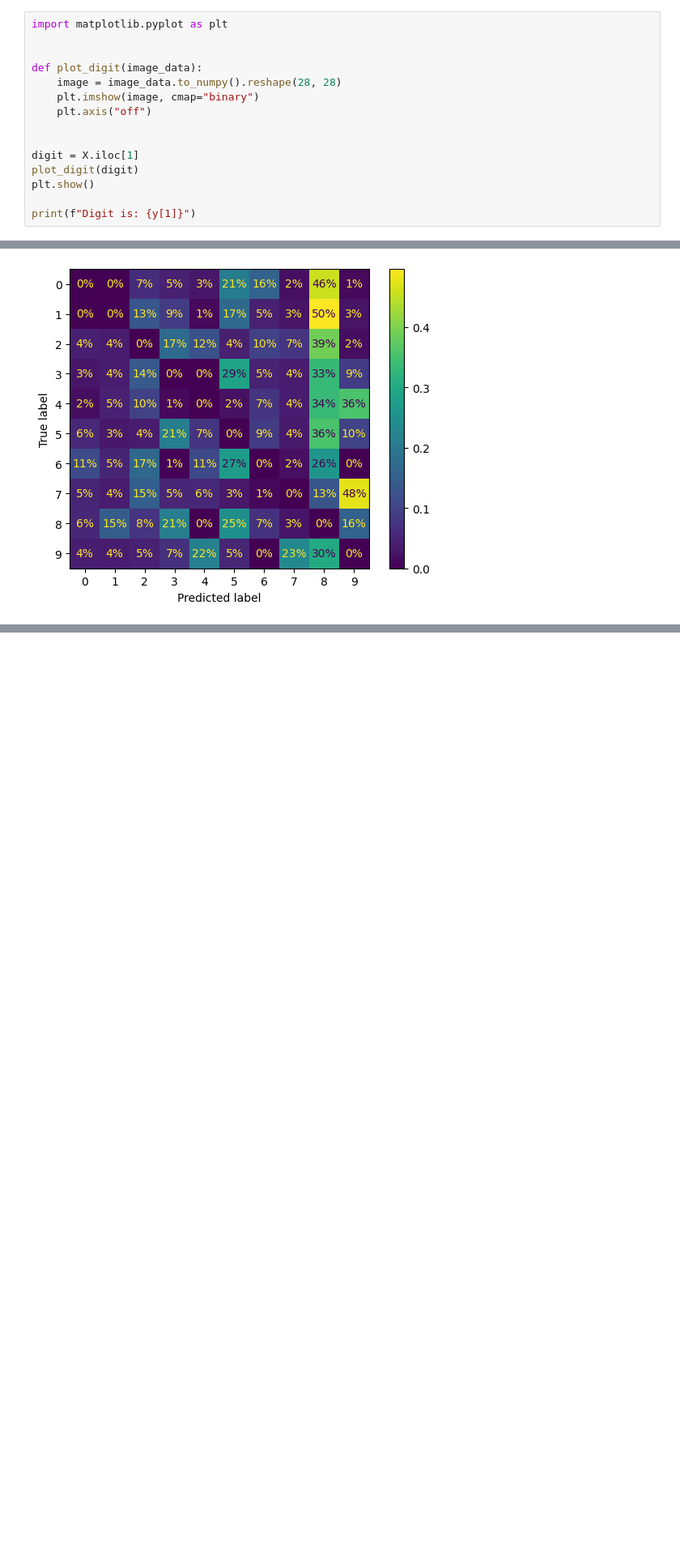
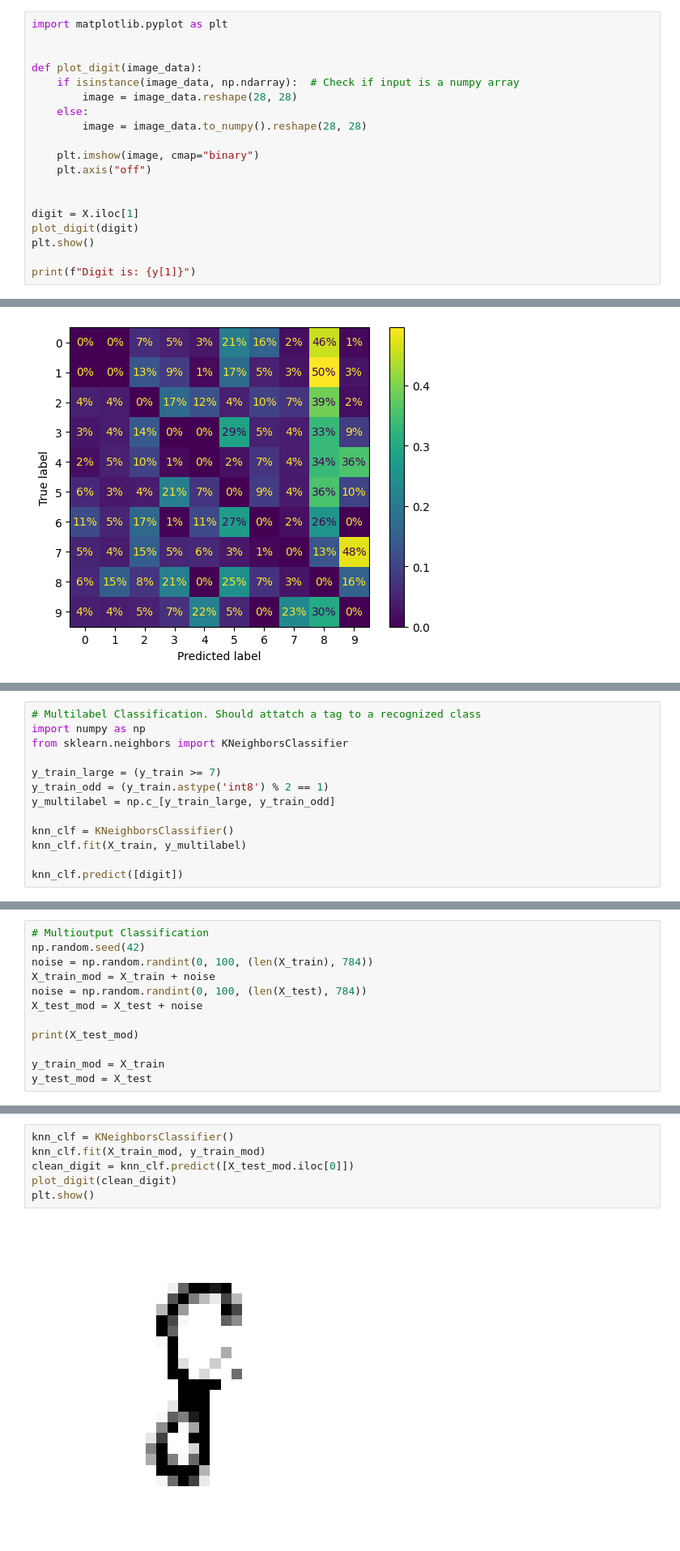
Before and after one commit to ddalton15/ML-Portfolio, a Jupyter notebook: kaggle/digit_recognizer/digit_recognizer.ipynb, the cells around one changed output, grey strips where cells are left out. Shown at 81% size. Saved outputs shown, nothing was run; the diff lists cells and outputs as text; blank space fills up the shorter version.

Commit message:
feat: add multiout class

```diff
--- a/kaggle/digit_recognizer/digit_recognizer.ipynb
+++ b/kaggle/digit_recognizer/digit_recognizer.ipynb
@@ -36,7 +36,11 @@ import matplotlib.pyplot as plt
 
 
 def plot_digit(image_data):
-    image = image_data.to_numpy().reshape(28, 28)
+    if isinstance(image_data, np.ndarray):  # Check if input is a numpy array
+        image = image_data.reshape(28, 28)
+    else:
+        image = image_data.to_numpy().reshape(28, 28)
+
     plt.imshow(image, cmap="binary")
     plt.axis("off")
 
@@ -398,0 +401,13 @@ x_bb length: 2941
+# %%
+# Multilabel Classification. Should attatch a tag to a recognized class
+import numpy as np
+from sklearn.neighbors import KNeighborsClassifier
+
+y_train_large = (y_train >= 7)
+y_train_odd = (y_train.astype('int8') % 2 == 1)
+y_multilabel = np.c_[y_train_large, y_train_odd]
+
+knn_clf = KNeighborsClassifier()
+knn_clf.fit(X_train, y_multilabel)
+
+knn_clf.predict([digit])
@@ -398,0 +431,12 @@ x_bb length: 2941
+# %%
+# Multioutput Classification
+np.random.seed(42)
+noise = np.random.randint(0, 100, (len(X_train), 784))
+X_train_mod = X_train + noise
+noise = np.random.randint(0, 100, (len(X_test), 784))
+X_test_mod = X_test + noise
+
+print(X_test_mod)
+
+y_train_mod = X_train
+y_test_mod = X_test
@@ -398,0 +461,8 @@ x_bb length: 2941
+# %%
+knn_clf = KNeighborsClassifier()
+knn_clf.fit(X_train_mod, y_train_mod)
+clean_digit = knn_clf.predict([X_test_mod.iloc[0]])
+plot_digit(clean_digit)
+plt.show()
+# %% [output]
+[figure, added]
```
Also changed, not shown: parts of 8 cells of this notebook, 1 other file.
